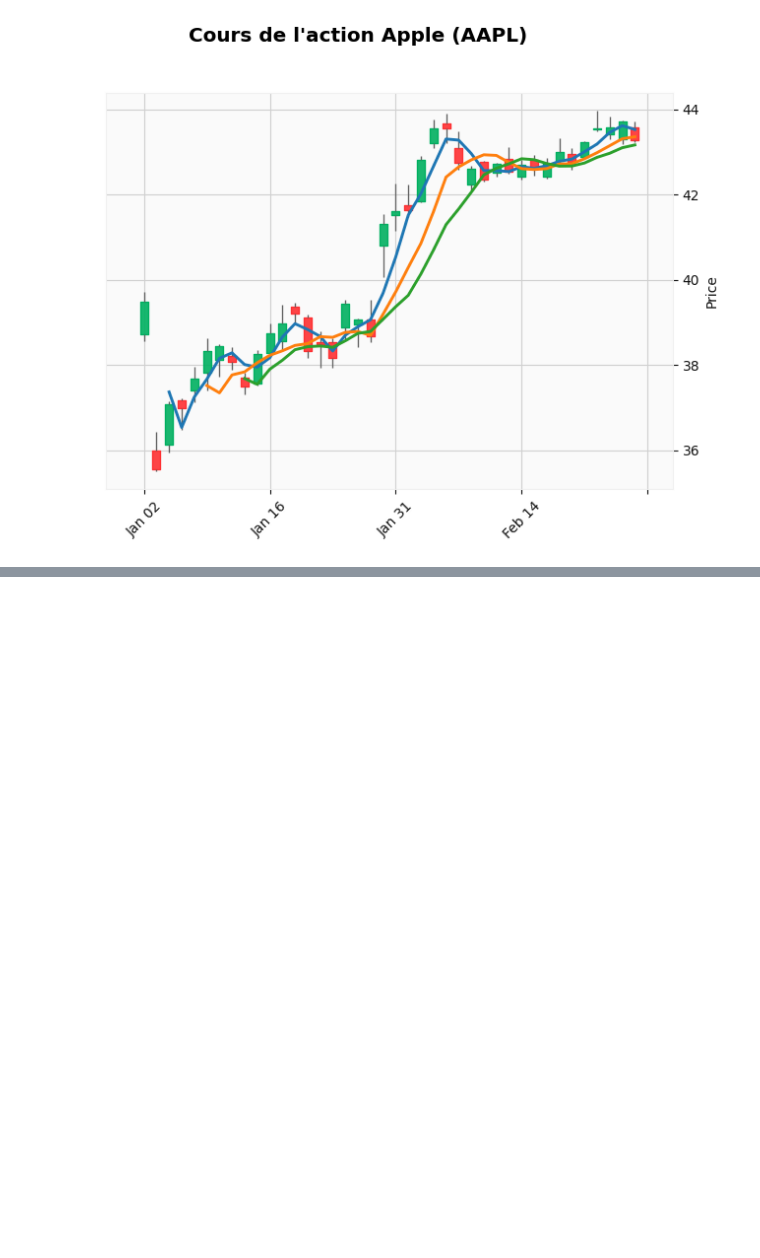
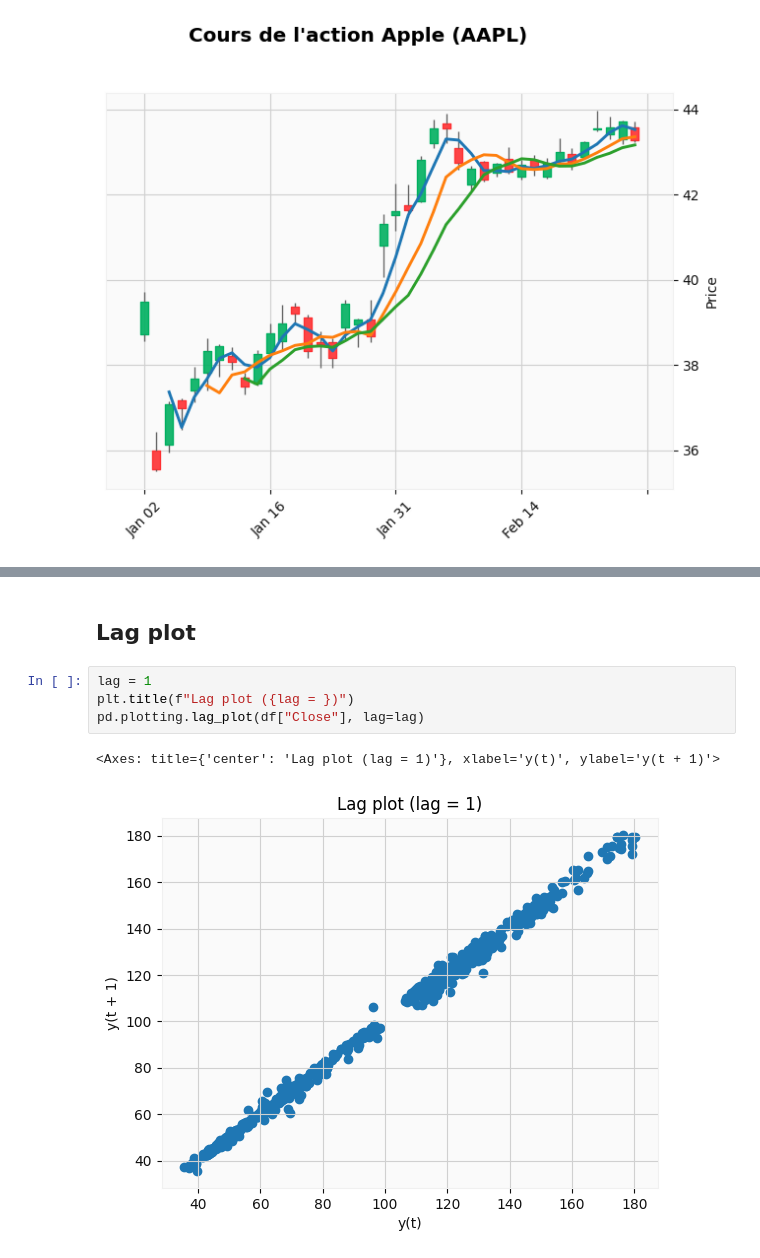
Before and after one commit to Ab2nour/stock-analysis, a Jupyter notebook: src/exploratory-data-analysis.ipynb, the cells around one changed output, grey strips where cells are left out. Cells and saved outputs as stored; diff of their text form; blank space fills up the shorter version.

```diff
--- a/src/exploratory-data-analysis.ipynb
+++ b/src/exploratory-data-analysis.ipynb
@@ -53,0 +85,9 @@ mpl.plot(
+# %% [markdown]
+## Lag plot
+# %%
+lag = 1
+plt.title(f"Lag plot ({lag = })")
+pd.plotting.lag_plot(df["Close"], lag=lag)
+# %% [output]
+<Axes: title={'center': 'Lag plot (lag = 1)'}, xlabel='y(t)', ylabel='y(t + 1)'>
+[figure, added]
```
Also changed, not shown: parts of 17 cells of this notebook.
